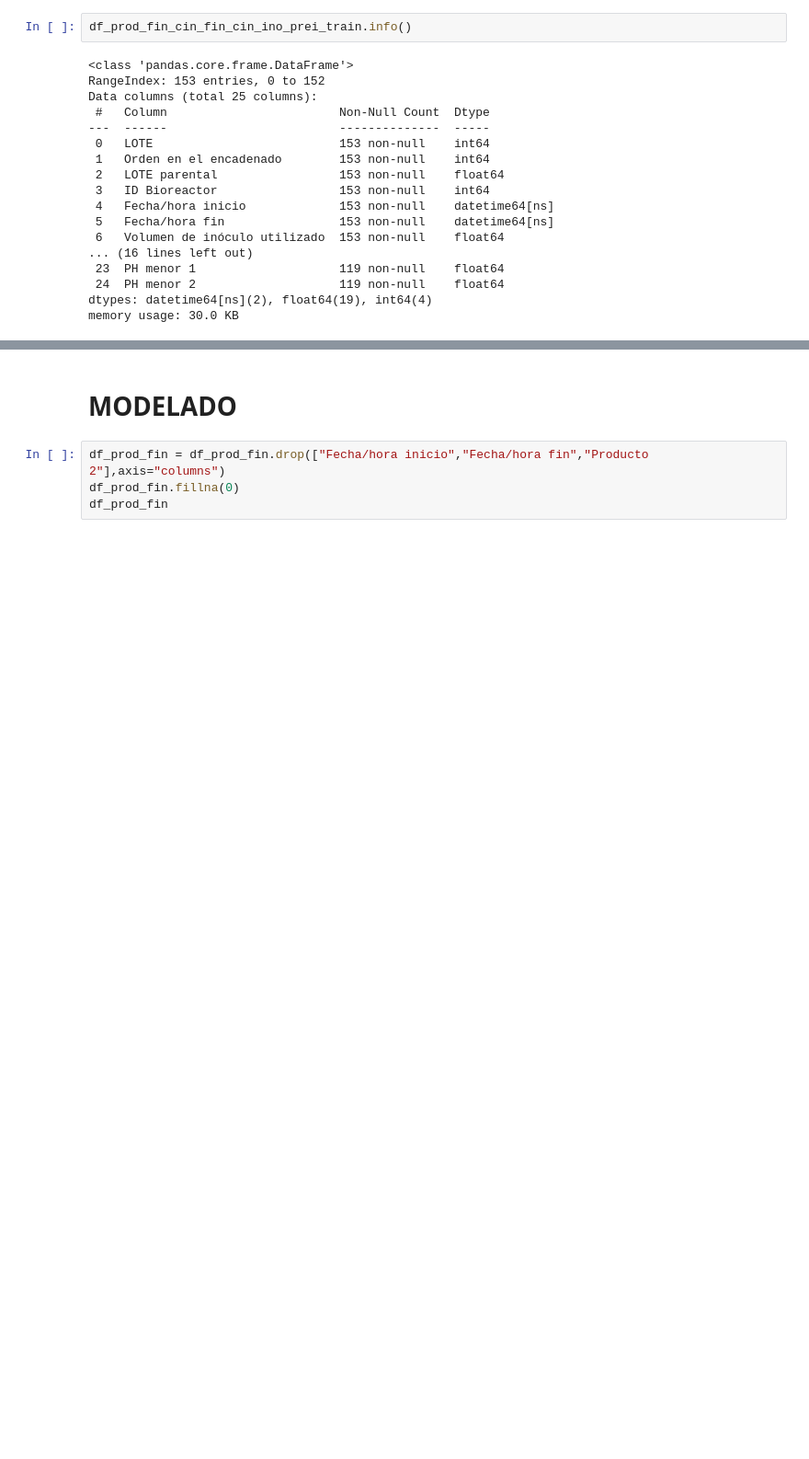
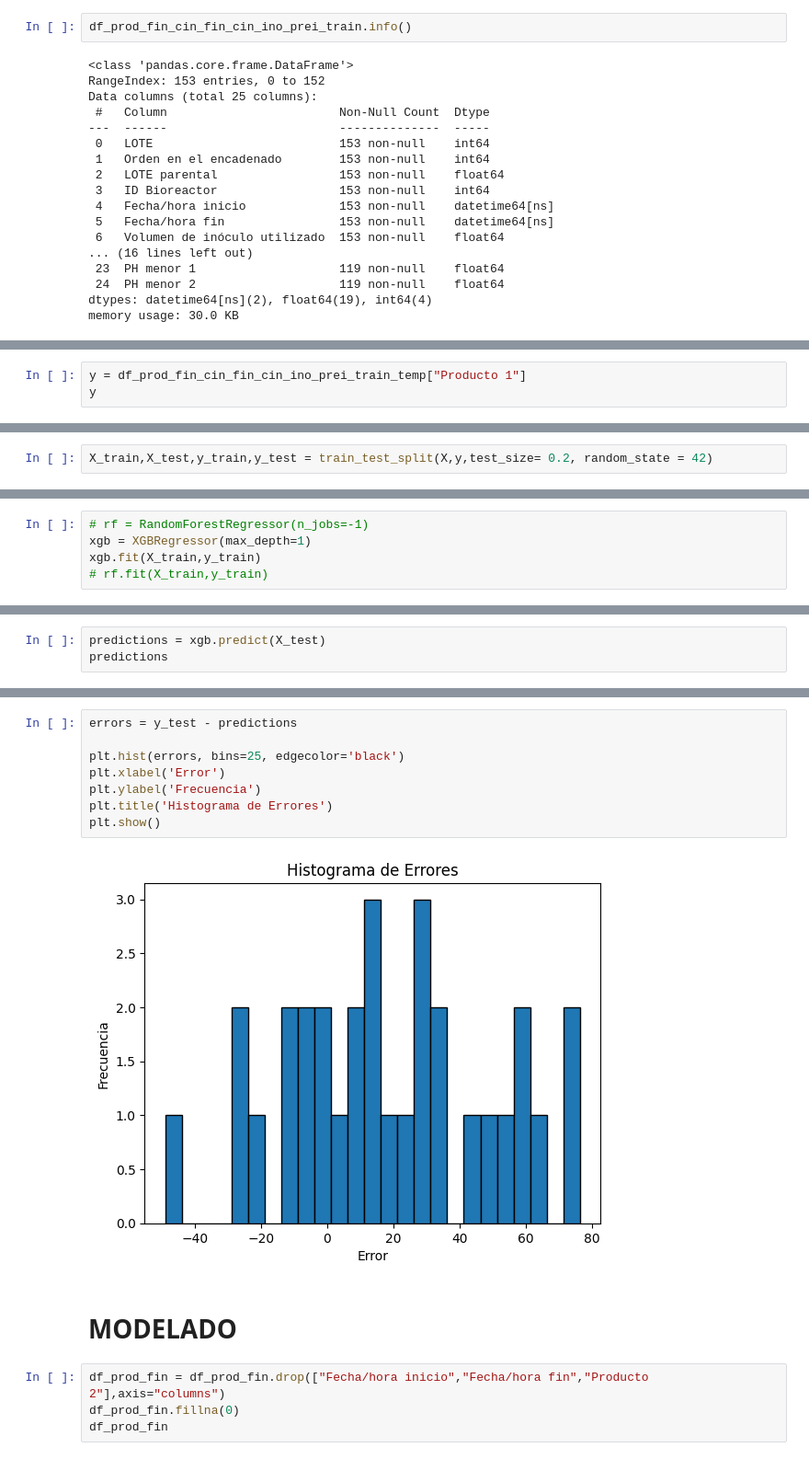
Before and after one commit to vjnoguera/Datathon-24, a Jupyter notebook: Merge global.ipynb, the cells around one changed output, grey strips where cells are left out. Shown at 92% size. Saved outputs shown, nothing was run; the diff lists cells and outputs as text; blank space fills up the shorter version.

```diff
--- a/Merge global.ipynb
+++ b/Merge global.ipynb
@@ -363,0 +488,3 @@ df_temp = pd.read_csv("")
+# %%
+y = df_prod_fin_cin_fin_cin_ino_prei_train_temp["Producto 1"]
+y
@@ -363,0 +504,2 @@ df_temp = pd.read_csv("")
+# %%
+X_train,X_test,y_train,y_test = train_test_split(X,y,test_size= 0.2, random_state = 42)
@@ -363,0 +580,5 @@ df_temp = pd.read_csv("")
+# %%
+# rf = RandomForestRegressor(n_jobs=-1)
+xgb = XGBRegressor(max_depth=1)
+xgb.fit(X_train,y_train)
+# rf.fit(X_train,y_train)
@@ -363,0 +597,3 @@ df_temp = pd.read_csv("")
+# %%
+predictions = xgb.predict(X_test)
+predictions
@@ -364,3 +635,13 @@ df_temp = pd.read_csv("")
+# %%
+errors = y_test - predictions
+
+plt.hist(errors, bins=25, edgecolor='black')
+plt.xlabel('Error')
+plt.ylabel('Frecuencia')
+plt.title('Histograma de Errores')
+plt.show()
+# %% [output]
+[figure, added]
 # %% [markdown]
 # MODELADO
 # %%
```
Also changed, not shown: parts of 19 cells of this notebook, 4 other files.
